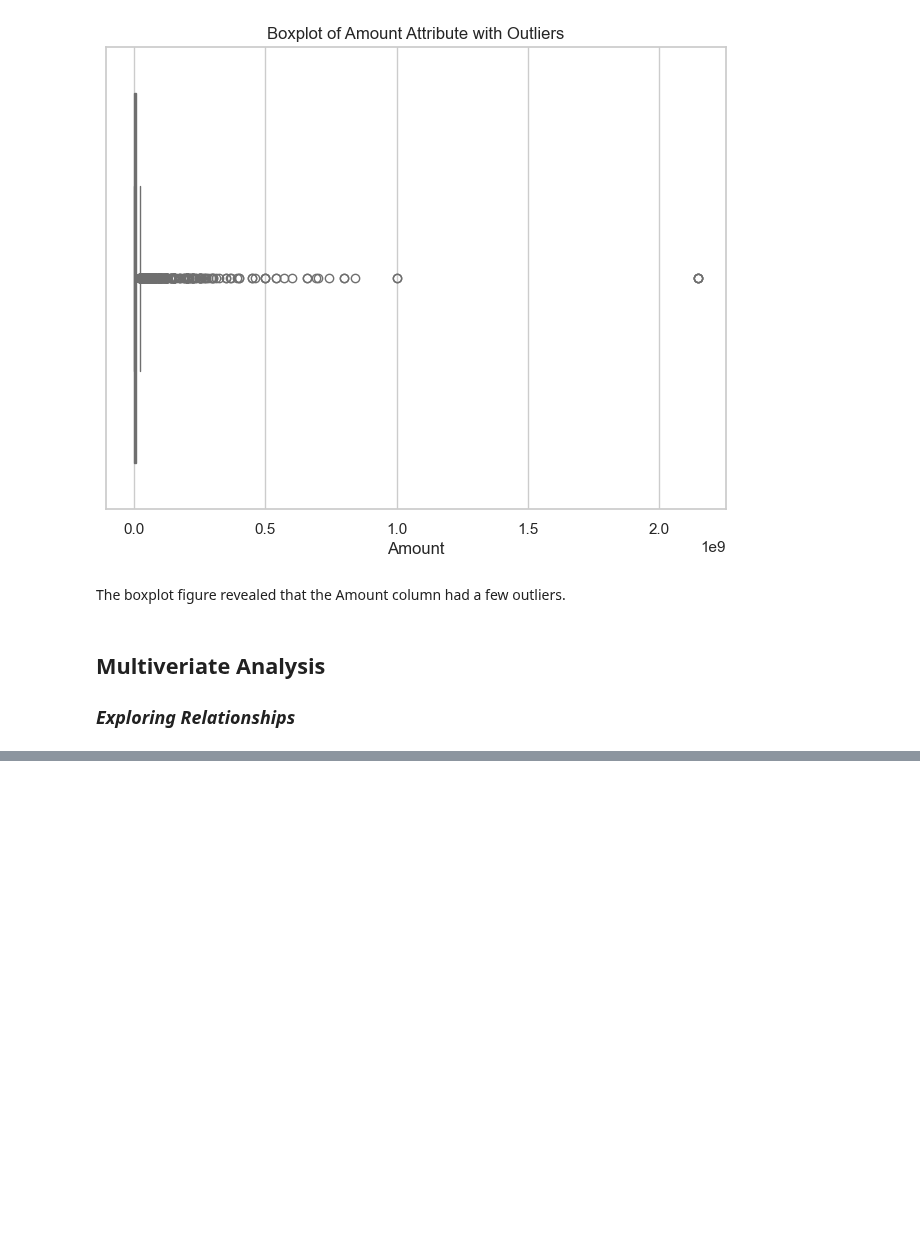
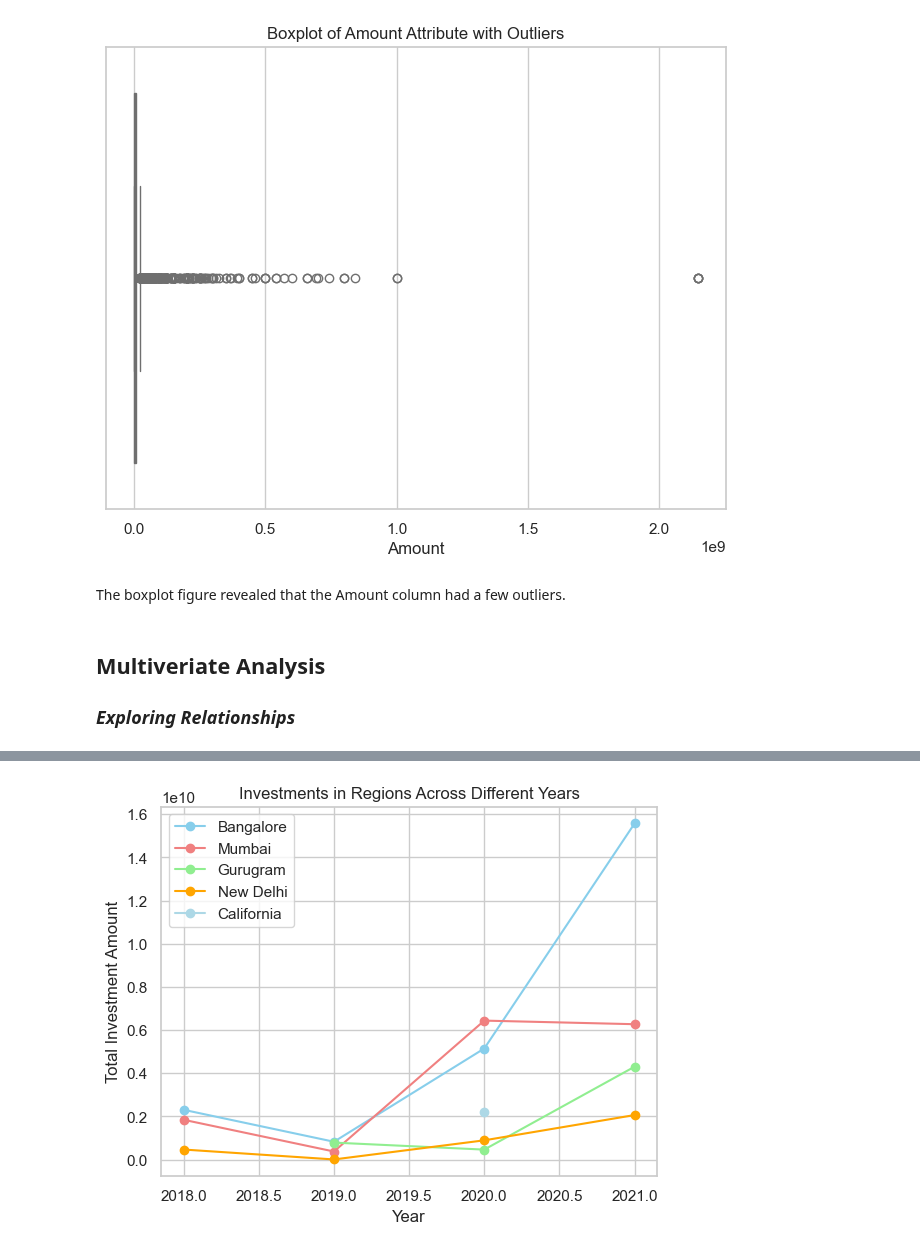
Before and after one commit to GeGe-K/Startup-Ecosystem, a Jupyter notebook: jupyter.ipynb, the cells around one changed output, grey strips where cells are left out. Saved outputs shown, nothing was run; the diff lists cells and outputs as text; code cells hidden in the pictures; blank space fills up the shorter version.

```diff
--- a/jupyter.ipynb
+++ b/jupyter.ipynb
@@ -2210,0 +2287,31 @@ plt.show()
+# %%
+full_data = pd.DataFrame(full_data)
+
+# Filter data for startups in Bangalore, Mumbai, Gurugram, New Delhi, and California
+bangalore_data = full_data[full_data['HeadQuarter'] == 'Bangalore']
+mumbai_data = full_data[full_data['HeadQuarter'] == 'Mumbai']
+gurugram_data = full_data[full_data['HeadQuarter'] == 'Gurugram']
+new_delhi_data = full_data[full_data['HeadQuarter'] == 'New Delhi']
+california_data = full_data[full_data['HeadQuarter'] == 'California']
+
+# Group by 'Year_data_collected' and calculate the total investment amount for each year
+total_investment_bangalore = bangalore_data.groupby('Year_data_collected')['Amount'].sum()
+total_investment_mumbai = mumbai_data.groupby('Year_data_collected')['Amount'].sum()
+total_investment_gurugram = gurugram_data.groupby('Year_data_collected')['Amount'].sum()
+total_investment_new_delhi = new_delhi_data.groupby('Year_data_collected')['Amount'].sum()
+total_investment_california = california_data.groupby('Year_data_collected')['Amount'].sum()
+
+# Plotting a line graph to compare startups in different regions across different years
+plt.plot(total_investment_bangalore.index.astype(int), total_investment_bangalore, marker='o', label='Bangalore', color='skyblue')
+plt.plot(total_investment_mumbai.index.astype(int), total_investment_mumbai, marker='o', label='Mumbai', color='lightcoral')
+plt.plot(total_investment_gurugram.index.astype(int), total_investment_gurugram, marker='o', label='Gurugram', color='lightgreen')
+plt.plot(total_investment_new_delhi.index.astype(int), total_investment_new_delhi, marker='o', label='New Delhi', color='orange')
+plt.plot(total_investment_california.index.astype(int), total_investment_california, marker='o', label='California', color='lightblue')
+
+plt.xlabel('Year')
+plt.ylabel('Total Investment Amount')
+plt.title('Investments in Regions Across Different Years')
+plt.legend()
+plt.show()
+# %% [output]
+[figure, added]
```
Also changed, not shown: parts of 23 cells of this notebook.
